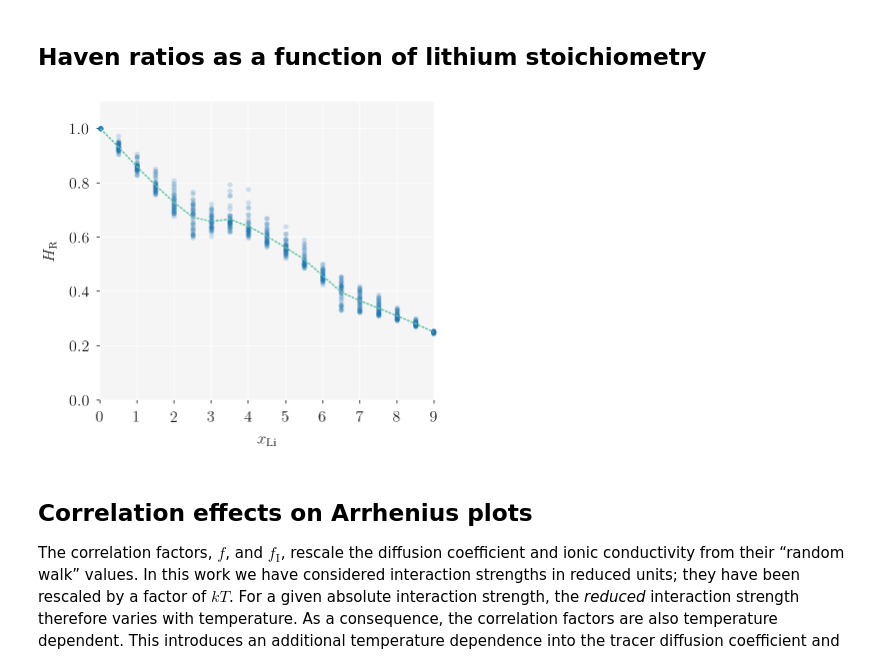
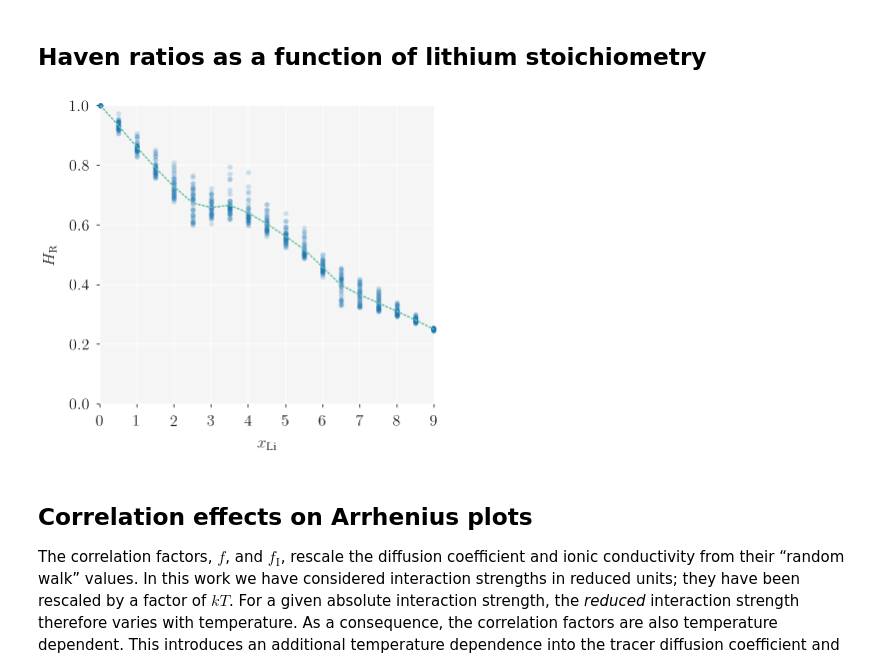
Before and after one commit to bjmorgan/garnet-lgmc-data, a Jupyter notebook: analysis/garnet_LGMC.ipynb, the cells around one changed output. Saved outputs shown, nothing was run; the diff lists cells and outputs as text; code cells hidden in the pictures.

Commit message:
Tweaked y-axis limits for Haven ratios plot

```diff
--- a/analysis/garnet_LGMC.ipynb
+++ b/analysis/garnet_LGMC.ipynb
@@ -467,14 +467,14 @@ fig.savefig( filename = '../figures/max_sigma.pdf' )
 # %%
 fig, axs = plt.subplots(1,1, figsize=(6,5.5))
 for s in [ 'top', 'bottom', 'left', 'right' ]:
     axs.spines[s].set_visible(False)
 my_plot( axs, data.n_Li, data.H_R, marker='o', label=r'$H_\mathrm{R}$', alpha=0.2 )
 my_plot( axs, data.groupby('n_Li').n_Li.mean(), data.groupby('n_Li').H_R.mean(), marker='--', color='#66c2a5' )
-setup_axes( axs, [0.0, 1.1] )
+setup_axes( axs, [0.0, 1.0] )
 axs.set_ylabel(r"$H_\mathrm{R}$")
 fig.savefig( filename = '../figures/haven_ratios.pdf' )
 # %% [output]
-[figure, old version]
+[figure, new version]
 # %% [markdown]
 ## Correlation effects on Arrhenius plots
 
```
Also changed, not shown: 1 other file.
